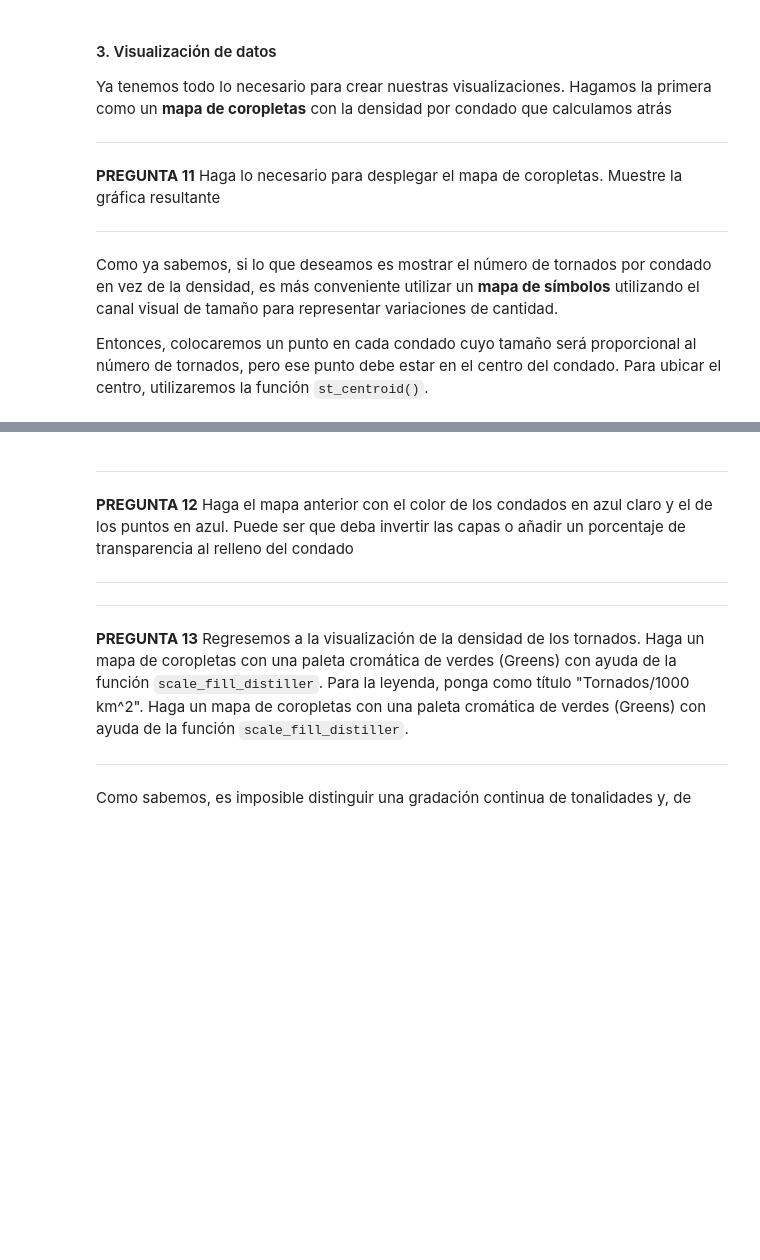
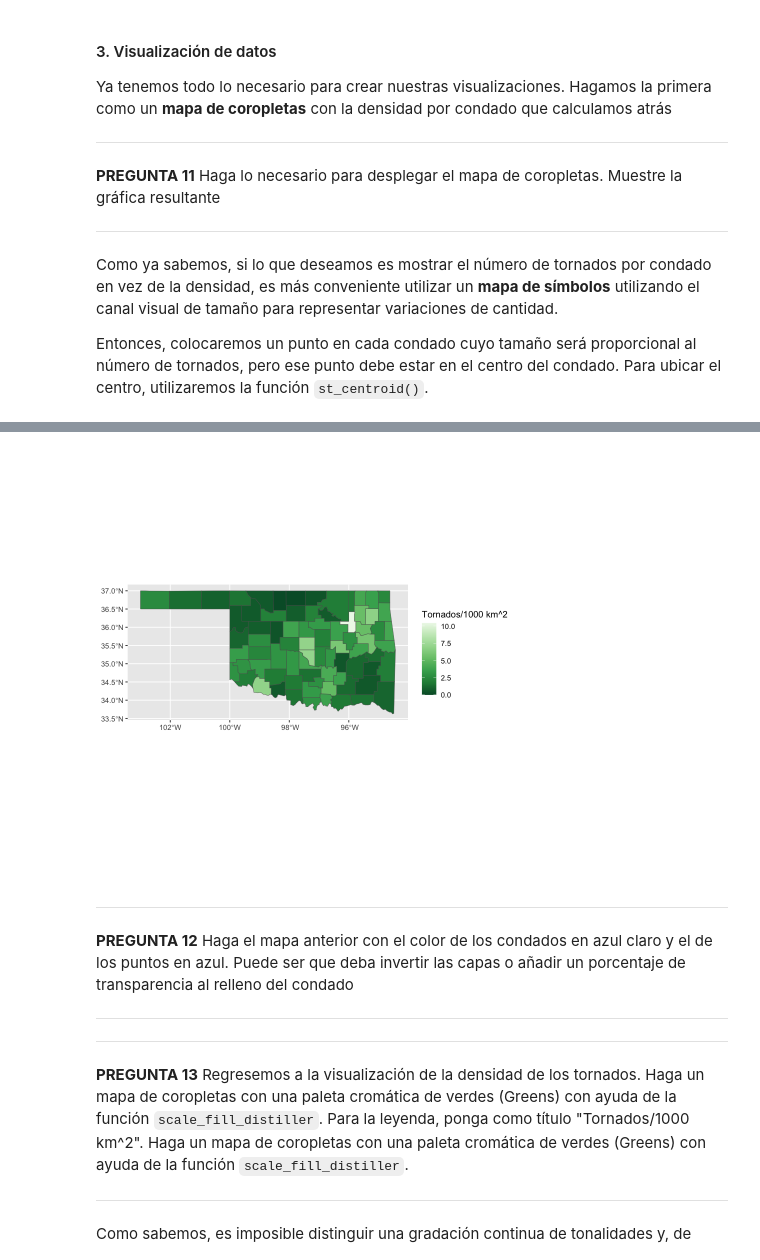
Before and after one commit to MiguelMonr/VisualizacionInformacion, a Jupyter notebook: Notebooks/Pr6_VisualizacionGeoespacial_Vector.ipynb, the cells around one changed output, grey strips where cells are left out. Cells and saved outputs as stored; diff of their text form; code cells hidden in the pictures; blank space fills up the shorter version.

```diff
--- a/Notebooks/Pr6_VisualizacionGeoespacial_Vector.ipynb
+++ b/Notebooks/Pr6_VisualizacionGeoespacial_Vector.ipynb
@@ -300,3 +359,11 @@ Warning message:
+# %%
+#Pregunta 13
+ggplot(countymap) +
+    geom_sf(mapping = aes(fill = tdens)) +
+    scale_fill_distiller(palette = "Greens") +
+    labs(fill = "Tornados/1000 km^2")
+# %% [output]
+[figure, added]
 # %% [markdown]
 ---
 **PREGUNTA 12** Haga el mapa anterior con el color de los condados en azul claro y el de los puntos en azul. Puede ser que deba invertir las capas o añadir un porcentaje de transparencia al relleno del condado
```
Also changed, not shown: parts of 11 cells of this notebook, 1 other file.
